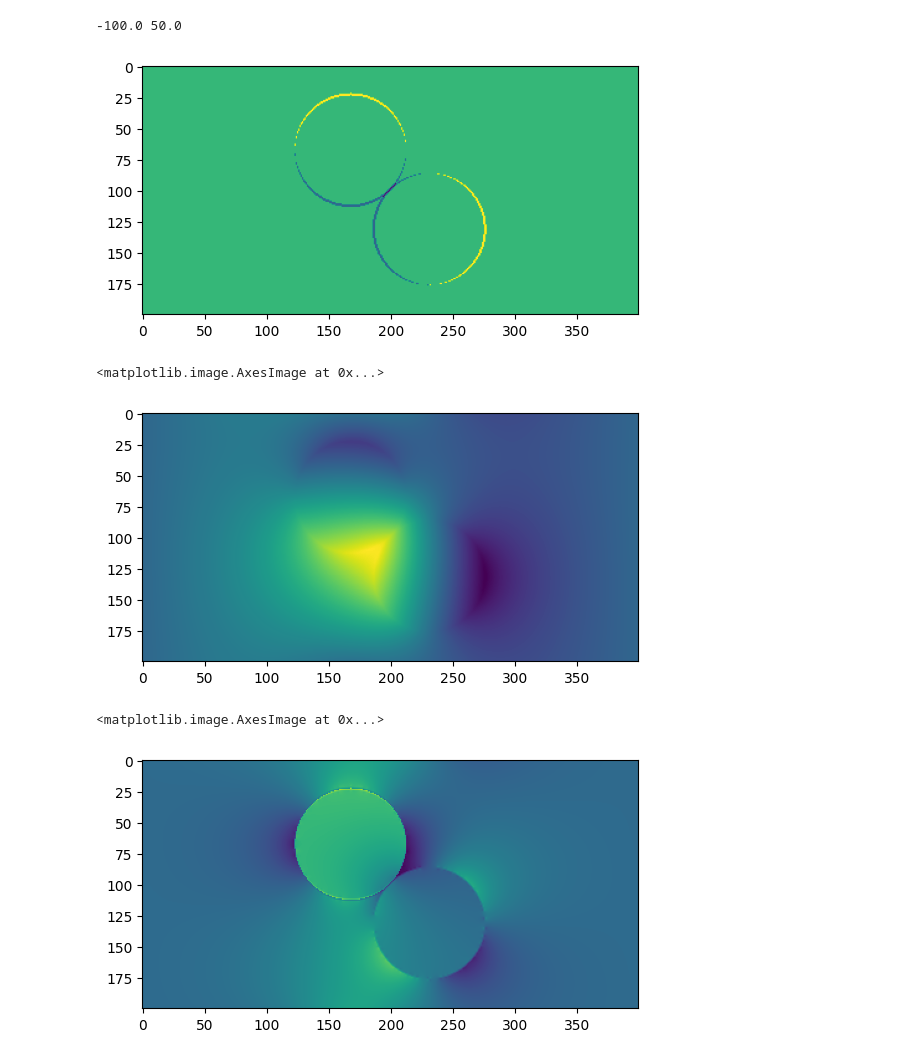
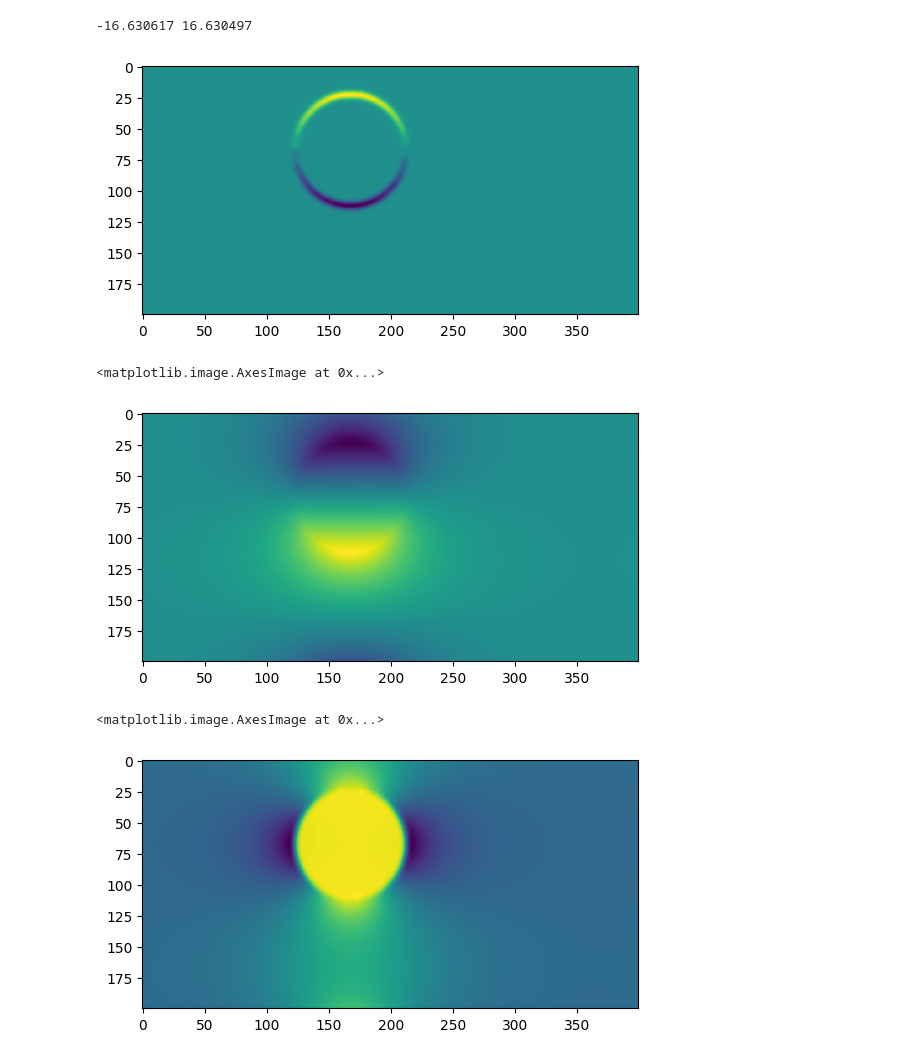
Before and after one commit to Stazi-101/THCsim, a Jupyter notebook: test_nb.ipynb, the cells around one changed output. Saved outputs shown, nothing was run; the diff lists cells and outputs as text; code cells hidden in the pictures.

```diff
--- a/test_nb.ipynb
+++ b/test_nb.ipynb
@@ -35,0 +33,8 @@ plt.imshow(v[0]+v[1])
+# %%
+# BLUR V
+v += (jnp.roll(v, 1,axis=-1)
+     +jnp.roll(v,-1,axis=-1)
+     +jnp.roll(v, 1,axis=-2)
+     +jnp.roll(v,-1,axis=-2))
+v/=5
+plt.imshow(v[0])
@@ -41,21 +49,22 @@ rhs = -divergence(v)
 plt.imshow(rhs)
 print(jnp.amin(rhs), jnp.amax(rhs))
 # %% [output]
--100.0 50.0
+-16.630617 16.630497
-[figure, old version]
+[figure, new version]
 # %%
 import jax.scipy as jsp
-q, _ = jsp.sparse.linalg.cg(laplacian, rhs , maxiter= 1000)
+q, _ = jsp.sparse.linalg.cg(laplacian, rhs , maxiter= 10000)
 plt.imshow( q)
 # %% [output]
 <matplotlib.image.AxesImage at 0x...>
-[figure, old version]
+[figure, new version]
 # %%
-v_f = v + gradient(q)
+v_f = v +gradient(q)
 plt.imshow(v_f[0])
+#plt.imshow(v_f[1])
 # %% [output]
 <matplotlib.image.AxesImage at 0x...>
-[figure, old version]
+[figure, new version]
 # %%
 div = divergence(v_f)
 plt.imshow(div)
```
Also changed, not shown: parts of 5 cells of this notebook, 3 other files.
